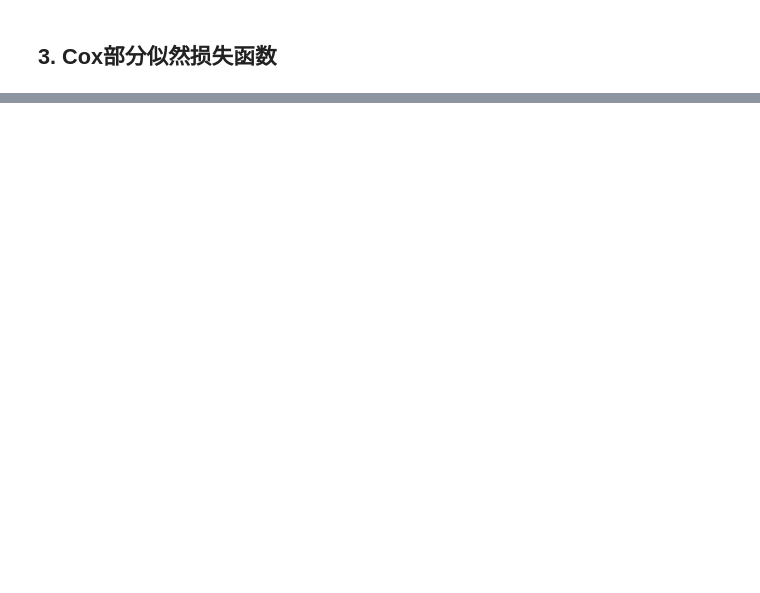
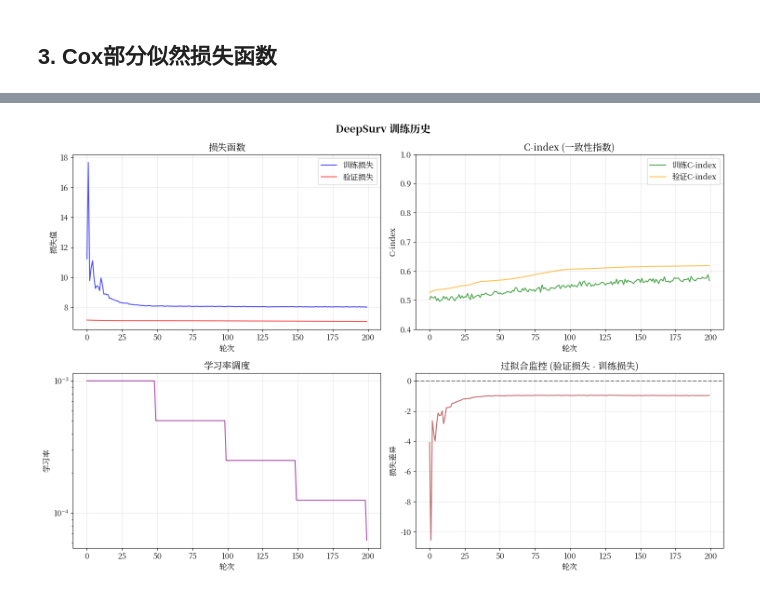
Before and after one commit to alan-ai1196/T_Turting, a Jupyter notebook: notebooks/deepsurv_model.ipynb, the cells around one changed output, grey strips where cells are left out. Drawn from its saved outputs; the diff is of its cells as text; code cells hidden in the pictures; blank space fills up the shorter version.

```diff
--- a/notebooks/deepsurv_model.ipynb
+++ b/notebooks/deepsurv_model.ipynb
@@ -17,6 +17,12 @@ import matplotlib.pyplot as plt
 import seaborn as sns
 import warnings
 warnings.filterwarnings('ignore')
+# 设置matplotlib中文字体
+import matplotlib.font_manager as fm
+plt.rcParams['font.family'] = ['Noto Serif CJK JP']
+plt.rcParams['axes.unicode_minus'] = False  # 正确显示负号
+plt.rcParams['font.size'] = 12
+plt.rcParams['figure.dpi'] = 100
 
 # 深度学习库
 import torch
@@ -453,0 +815,72 @@ print(f"模型总结保存至: ../reports/deepsurv_summary.txt")
+# %%
+# 训练历史可视化
+print("📊 绘制训练历史...")
+
+fig, axes = plt.subplots(2, 2, figsize=(15, 10))
+fig.suptitle('DeepSurv 训练历史', fontsize=16, fontweight='bold')
+
+# 损失曲线
+axes[0, 0].plot(training_history['train_loss'], label='训练损失', color='blue', alpha=0.7)
+axes[0, 0].plot(training_history['val_loss'], label='验证损失', color='red', alpha=0.7)
+axes[0, 0].set_title('损失函数')
+axes[0, 0].set_xlabel('轮次')
+axes[0, 0].set_ylabel('损失值')
+axes[0, 0].legend()
+axes[0, 0].grid(True, alpha=0.3)
+
+# C-index曲线
+axes[0, 1].plot(training_history['train_c_index'], label='训练C-index', color='green', alpha=0.7)
+axes[0, 1].plot(training_history['val_c_index'], label='验证C-index', color='orange', alpha=0.7)
+axes[0, 1].set_title('C-index (一致性指数)')
+axes[0, 1].set_xlabel('轮次')
+axes[0, 1].set_ylabel('C-index')
+axes[0, 1].legend()
+axes[0, 1].grid(True, alpha=0.3)
+axes[0, 1].set_ylim(0.4, 1.0)
+
+# 学习率曲线
+axes[1, 0].plot(training_history['learning_rate'], color='purple', alpha=0.7)
+axes[1, 0].set_title('学习率调度')
+axes[1, 0].set_xlabel('轮次')
+axes[1, 0].set_ylabel('学习率')
+axes[1, 0].set_yscale('log')
+axes[1, 0].grid(True, alpha=0.3)
+
+# 损失差异
+loss_diff = np.array(training_history['val_loss']) - np.array(training_history['train_loss'])
+axes[1, 1].plot(loss_diff, color='brown', alpha=0.7)
+axes[1, 1].axhline(y=0, color='black', linestyle='--', alpha=0.5)
+axes[1, 1].set_title('过拟合监控 (验证损失 - 训练损失)')
+axes[1, 1].set_xlabel('轮次')
+axes[1, 1].set_ylabel('损失差异')
+axes[1, 1].grid(True, alpha=0.3)
+
+plt.tight_layout()
+plt.show()
+
+# 打印训练摘要
+print(f"\n📈 训练摘要:")
+print(f"   初始训练损失: {training_history['train_loss'][0]:.4f}")
+print(f"   最终训练损失: {training_history['train_loss'][-1]:.4f}")
+print(f"   初始验证损失: {training_history['val_loss'][0]:.4f}")
+print(f"   最终验证损失: {training_history['val_loss'][-1]:.4f}")
+print(f"   训练损失改善: {(training_history['train_loss'][0] - training_history['train_loss'][-1]):.4f}")
+print(f"   验证损失改善: {(training_history['val_loss'][0] - training_history['val_loss'][-1]):.4f}")
+
+print(f"\n🎯 性能指标:")
+print(f"   最佳训练C-index: {max(training_history['train_c_index']):.3f}")
+print(f"   最佳验证C-index: {max(training_history['val_c_index']):.3f}")
+print(f"   最终训练C-index: {training_history['train_c_index'][-1]:.3f}")
+print(f"   最终验证C-index: {training_history['val_c_index'][-1]:.3f}")
+
+# 检查过拟合
+final_loss_diff = training_history['val_loss'][-1] - training_history['train_loss'][-1]
+if final_loss_diff > 0.1:
+    print(f"\n⚠️  可能存在过拟合 (损失差异: {final_loss_diff:.4f})")
+    print("   建议: 增加正则化、减少模型复杂度或增加训练数据")
+elif final_loss_diff < -0.05:
+    print(f"\n⚠️  可能存在欠拟合 (损失差异: {final_loss_diff:.4f})")
+    print("   建议: 增加模型复杂度、减少正则化或延长训练时间")
+else:
+    print(f"\n✅ 模型训练良好 (损失差异: {final_loss_diff:.4f})")
+# %% [output]
@@ -453,0 +889 @@ print(f"模型总结保存至: ../reports/deepsurv_summary.txt")
+[figure, added]
```
Also changed, not shown: parts of 16 cells of this notebook, 27 other files.
